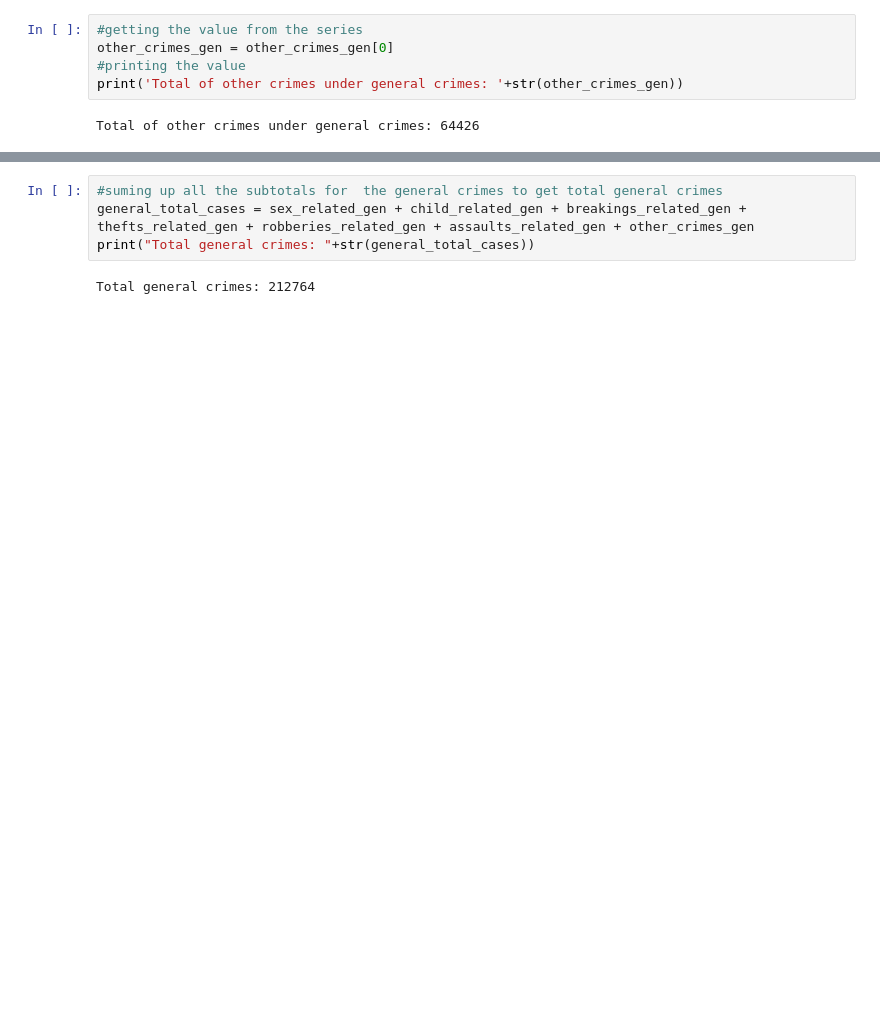
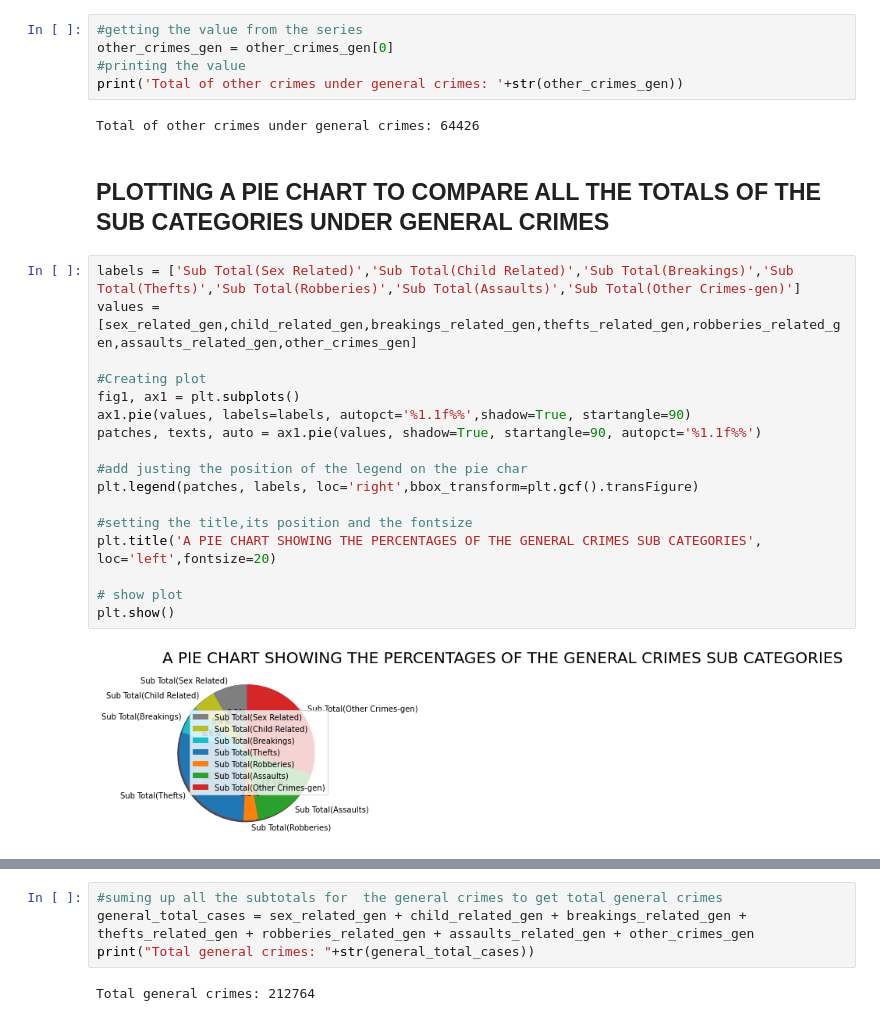
Before and after one commit to recess-group-e1-Data-science/PythonDataScience, a Jupyter notebook: CRIME SUMMARY/Criminal Summary.ipynb, the cells around one changed output, grey strips where cells are left out. Saved outputs shown, nothing was run; the diff lists cells and outputs as text; blank space fills up the shorter version.

```diff
--- a/CRIME SUMMARY/Criminal Summary.ipynb
+++ b/CRIME SUMMARY/Criminal Summary.ipynb
@@ -369,3 +393,24 @@ other_crimes_gen = other_crimes_gen[0]
 print('Total of other crimes under general crimes: '+str(other_crimes_gen))
 # %% [output]
 Total of other crimes under general crimes: 64426
+# %% [markdown]
+## PLOTTING A PIE CHART TO COMPARE ALL THE TOTALS OF THE SUB CATEGORIES UNDER GENERAL CRIMES
+# %%
+labels = ['Sub Total(Sex Related)','Sub Total(Child Related)','Sub Total(Breakings)','Sub Total(Thefts)','Sub Total(Robberies)','Sub Total(Assaults)','Sub Total(Other Crimes-gen)']
+values = [sex_related_gen,child_related_gen,breakings_related_gen,thefts_related_gen,robberies_related_gen,assaults_related_gen,other_crimes_gen]
+
+#Creating plot
+fig1, ax1 = plt.subplots()
+ax1.pie(values, labels=labels, autopct='%1.1f%%',shadow=True, startangle=90)
+patches, texts, auto = ax1.pie(values, shadow=True, startangle=90, autopct='%1.1f%%')
+
+#add justing the position of the legend on the pie char
+plt.legend(patches, labels, loc='right',bbox_transform=plt.gcf().transFigure)
+
+#setting the title,its position and the fontsize
+plt.title('A PIE CHART SHOWING THE PERCENTAGES OF THE GENERAL CRIMES SUB CATEGORIES', loc='left',fontsize=20)
+
+# show plot
+plt.show()
+# %% [output]
+[figure, added]
```
Also changed, not shown: parts of 43 cells of this notebook.
